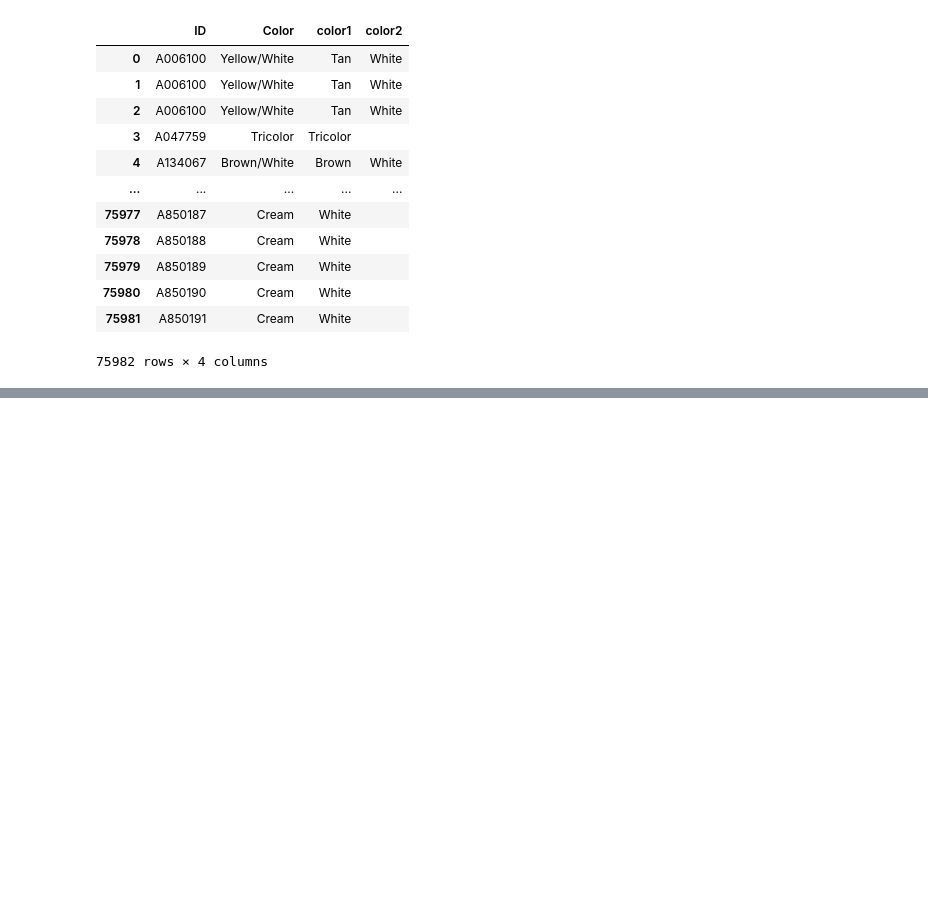
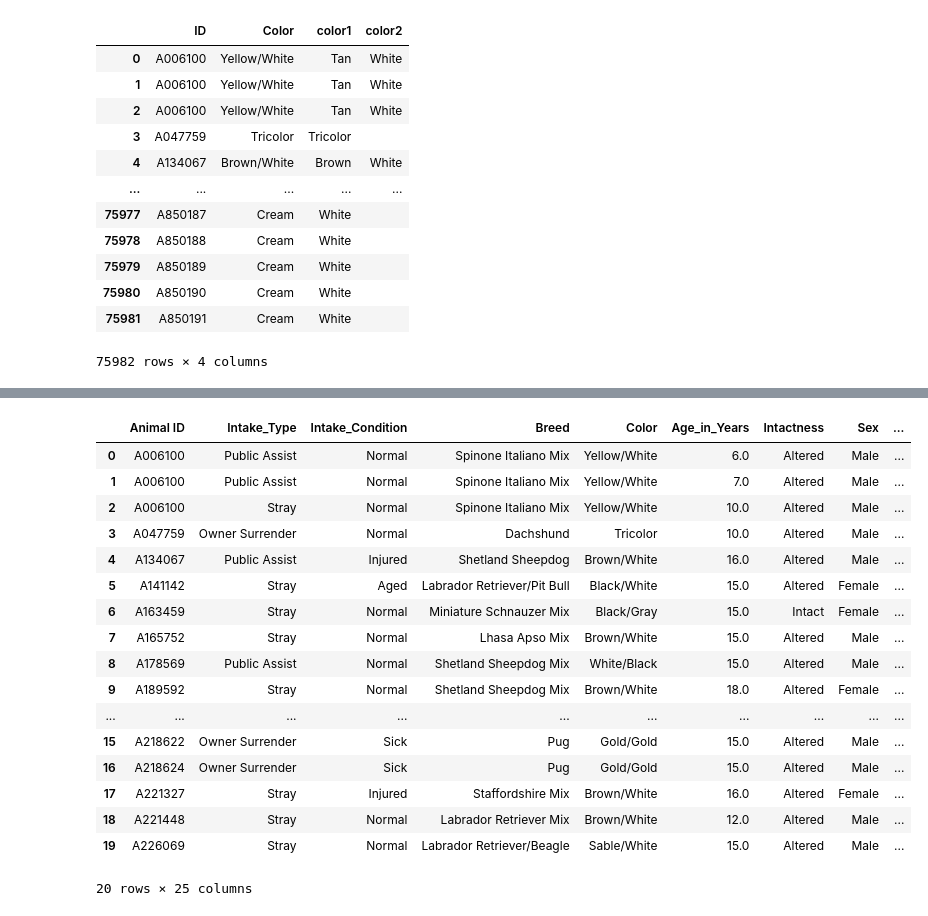
Before and after one commit to M-Outlaw/BootCamp-Mod-20-Animal_Shelter_Analysis, a Jupyter notebook: Final_Project_v5.ipynb, the cells around one changed output, grey strips where cells are left out. Drawn from its saved outputs; the diff is of its cells as text; code cells hidden in the pictures; blank space fills up the shorter version.

Commit message:
added multiple intakes

```diff
--- a/Final_Project_v5.ipynb
+++ b/Final_Project_v5.ipynb
@@ -1161,0 +1168,22 @@ merged_df.head()
+# %%
+df = merged_df
+df.head(20)
+# %% [output]
+|  | Animal ID | Intake_Type | Intake_Condition | Breed | Color | Age_in_Years | Intactness | Sex | ... |
+| 0 | A006100 | Public Assist | Normal | Spinone Italiano Mix | Yellow/White | 6.0 | Altered | Male | ... |
+| 1 | A006100 | Public Assist | Normal | Spinone Italiano Mix | Yellow/White | 7.0 | Altered | Male | ... |
+| 2 | A006100 | Stray | Normal | Spinone Italiano Mix | Yellow/White | 10.0 | Altered | Male | ... |
+| 3 | A047759 | Owner Surrender | Normal | Dachshund | Tricolor | 10.0 | Altered | Male | ... |
+| 4 | A134067 | Public Assist | Injured | Shetland Sheepdog | Brown/White | 16.0 | Altered | Male | ... |
+| 5 | A141142 | Stray | Aged | Labrador Retriever/Pit Bull | Black/White | 15.0 | Altered | Female | ... |
+| 6 | A163459 | Stray | Normal | Miniature Schnauzer Mix | Black/Gray | 15.0 | Intact | Female | ... |
+| 7 | A165752 | Stray | Normal | Lhasa Apso Mix | Brown/White | 15.0 | Altered | Male | ... |
+| 8 | A178569 | Public Assist | Normal | Shetland Sheepdog Mix | White/Black | 15.0 | Altered | Male | ... |
+| 9 | A189592 | Stray | Normal | Shetland Sheepdog Mix | Brown/White | 18.0 | Altered | Female | ... |
+| ... | ... | ... | ... | ... | ... | ... | ... | ... | ... |
+| 15 | A218622 | Owner Surrender | Sick | Pug | Gold/Gold | 15.0 | Altered | Male | ... |
+| 16 | A218624 | Owner Surrender | Sick | Pug | Gold/Gold | 15.0 | Altered | Male | ... |
+| 17 | A221327 | Stray | Injured | Staffordshire Mix | Brown/White | 16.0 | Altered | Female | ... |
+| 18 | A221448 | Stray | Normal | Labrador Retriever Mix | Brown/White | 12.0 | Altered | Male | ... |
+| 19 | A226069 | Stray | Normal | Labrador Retriever/Beagle | Sable/White | 15.0 | Altered | Male | ... |
+20 rows × 25 columns
```
Also changed, not shown: parts of 53 cells of this notebook.
